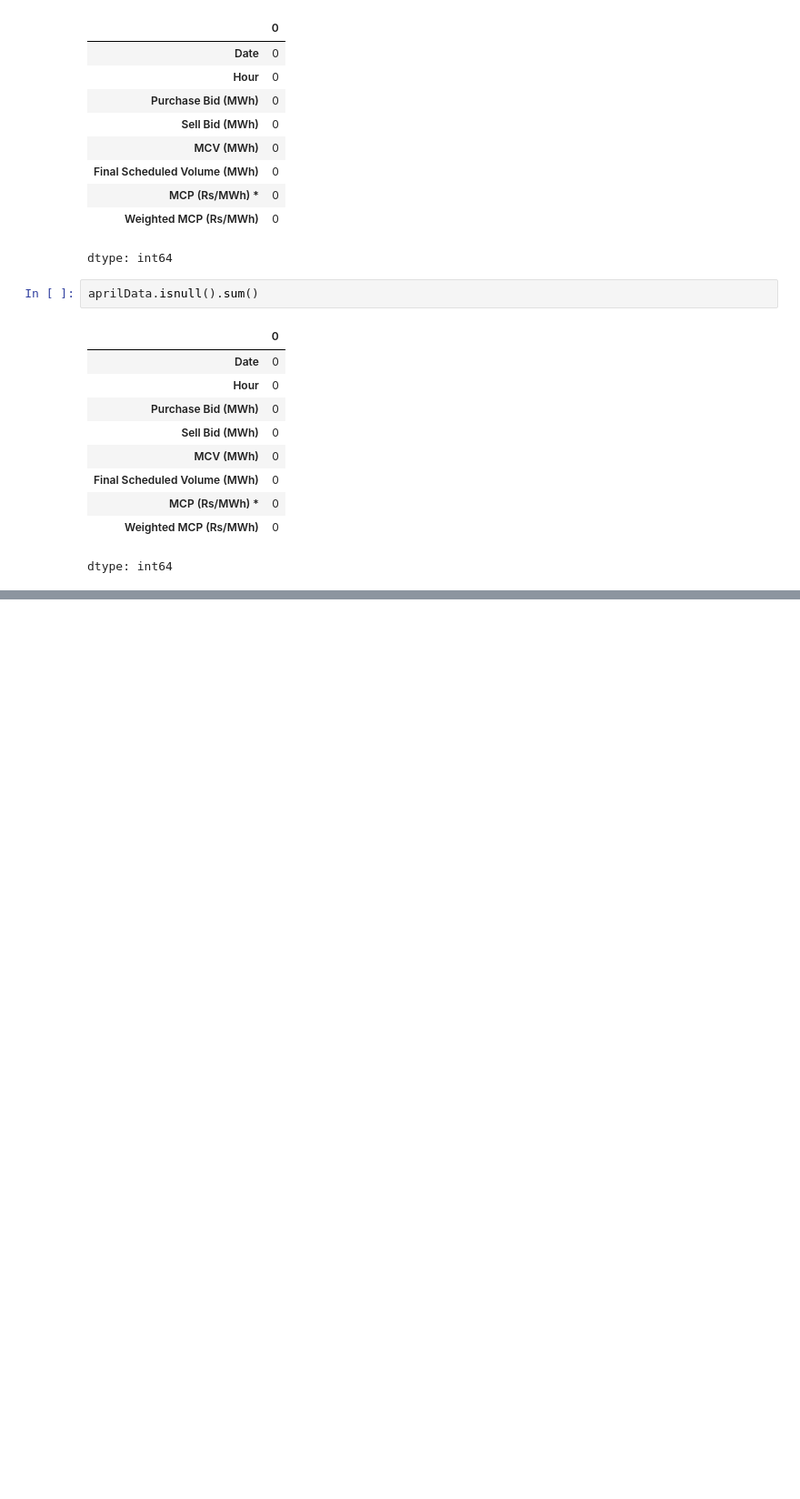
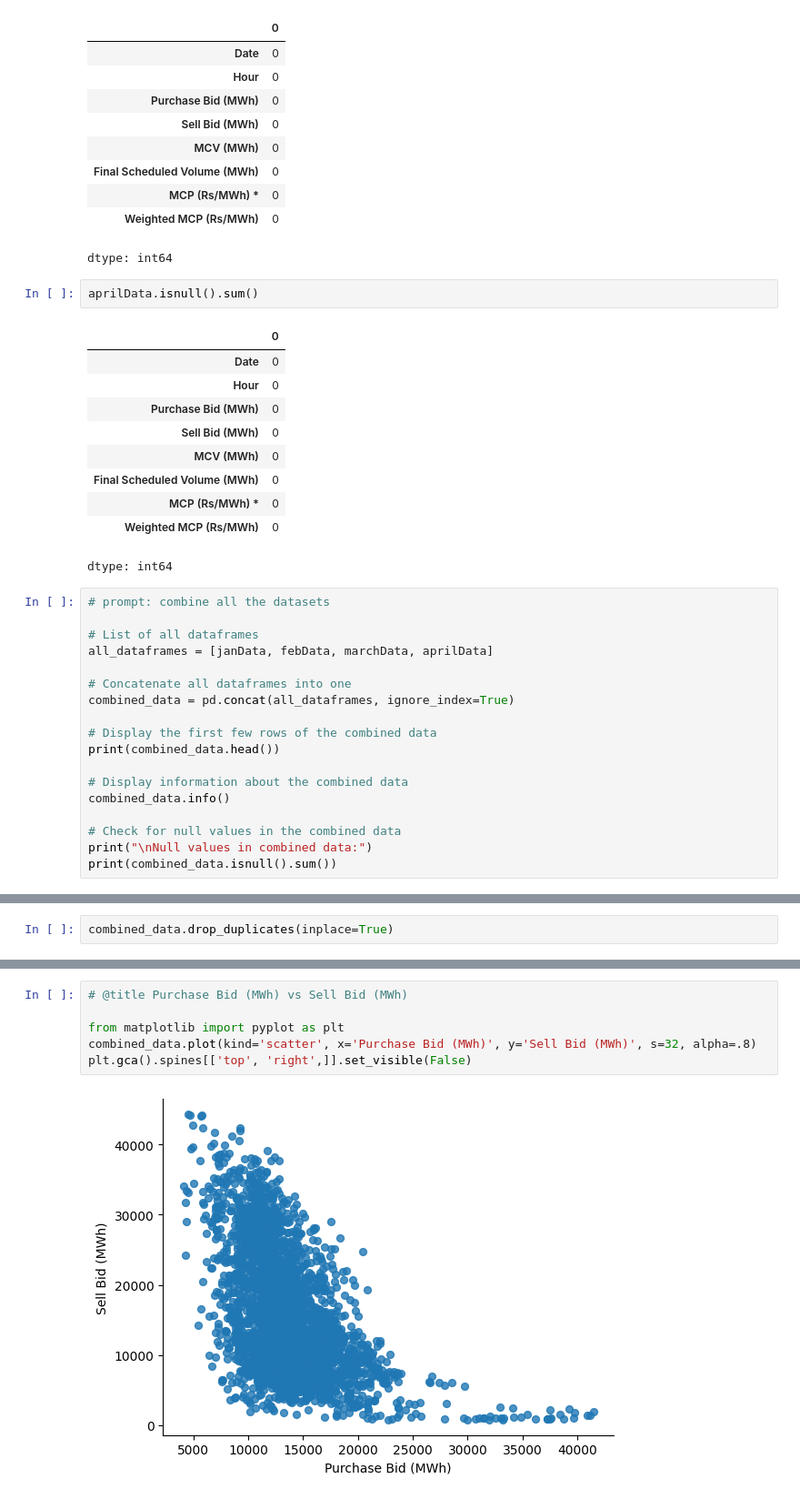
Before and after one commit to Nemo-0904/electricicty_cost_pred, a Jupyter notebook: Untitled1.ipynb, the cells around one changed output, grey strips where cells are left out. Shown at 91% size. Cells and saved outputs as stored; diff of their text form; blank space fills up the shorter version.

```diff
--- a/Untitled1.ipynb
+++ b/Untitled1.ipynb
@@ -181,3 +187,21 @@ aprilData.isnull().sum()
 | MCP (Rs/MWh) * | 0 |
 | Weighted MCP (Rs/MWh) | 0 |
 dtype: int64
+# %%
+# prompt: combine all the datasets
+
+# List of all dataframes
+all_dataframes = [janData, febData, marchData, aprilData]
+
+# Concatenate all dataframes into one
+combined_data = pd.concat(all_dataframes, ignore_index=True)
+
+# Display the first few rows of the combined data
+print(combined_data.head())
+
+# Display information about the combined data
+combined_data.info()
+
+# Check for null values in the combined data
+print("\nNull values in combined data:")
+print(combined_data.isnull().sum())
@@ -183,0 +263,2 @@ dtype: int64
+# %%
+combined_data.drop_duplicates(inplace=True)
@@ -183,0 +285,8 @@ dtype: int64
+# %%
+# @title Purchase Bid (MWh) vs Sell Bid (MWh)
+
+from matplotlib import pyplot as plt
+combined_data.plot(kind='scatter', x='Purchase Bid (MWh)', y='Sell Bid (MWh)', s=32, alpha=.8)
+plt.gca().spines[['top', 'right',]].set_visible(False)
+# %% [output]
+[figure, added]
```
Also changed, not shown: parts of 19 cells of this notebook.
